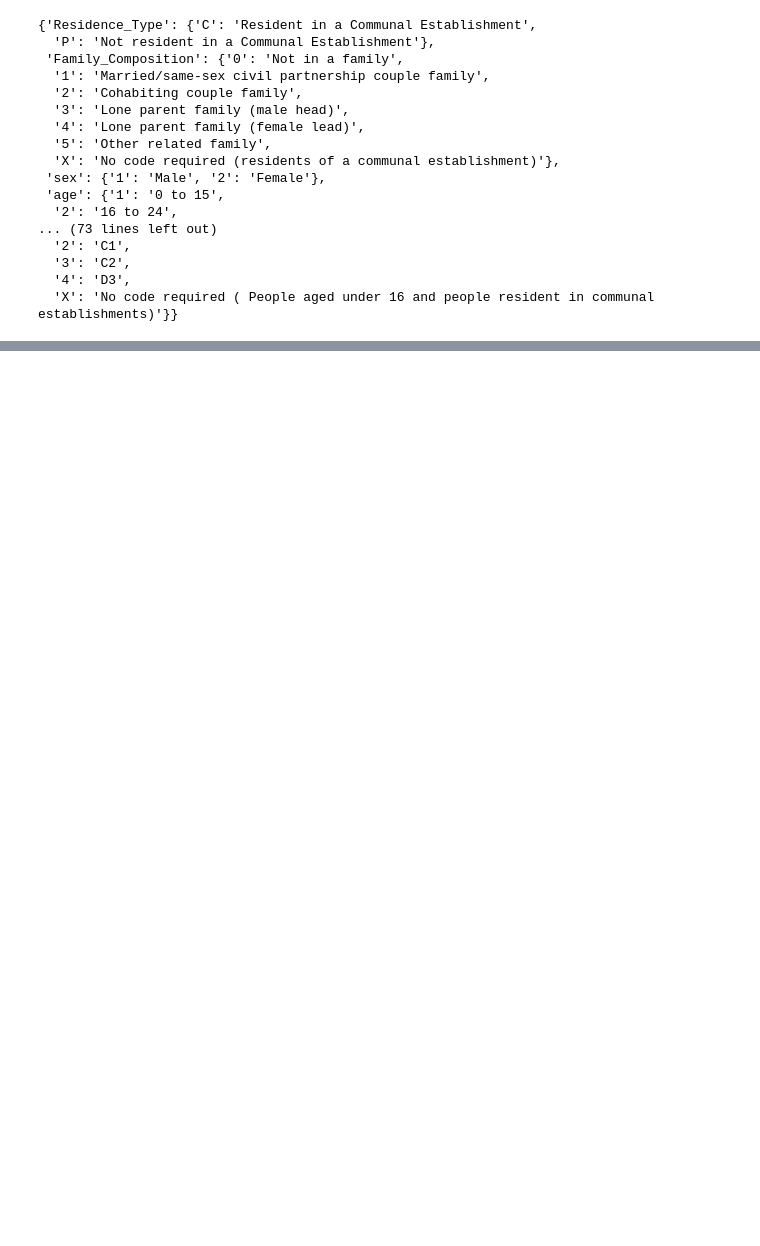
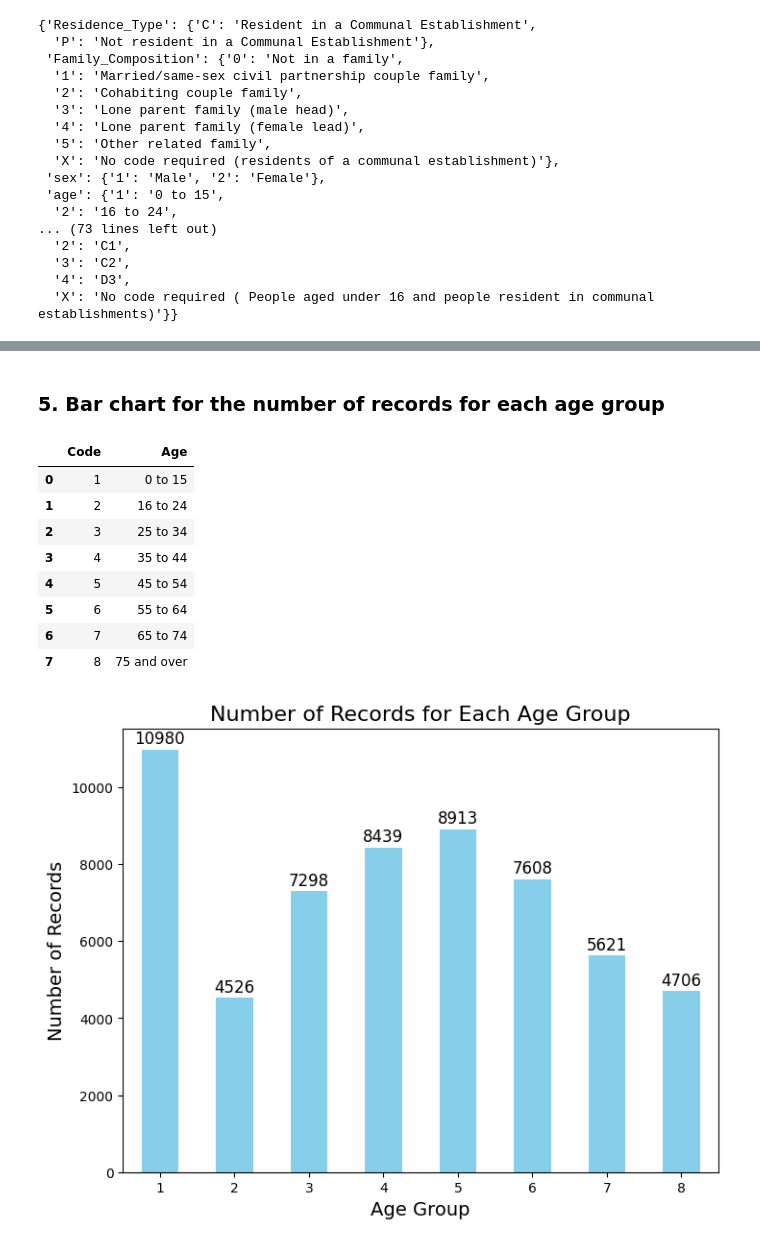
Before and after one commit to Miya696/5002, a Jupyter notebook: notebooks/census2011.ipynb, the cells around one changed output, grey strips where cells are left out. Cells and saved outputs as stored; diff of their text form; code cells hidden in the pictures; blank space fills up the shorter version.

```diff
--- a/notebooks/census2011.ipynb
+++ b/notebooks/census2011.ipynb
@@ -144,0 +68,2 @@ Cleaned data saved to ../data/output.csv
+# %%
+data = pd.read_csv("../data/output.csv")
@@ -144,0 +202,39 @@ Cleaned data saved to ../data/output.csv
+# %% [markdown]
+### 5. Bar chart for the number of records for each age group
+# %%
+# 计算每个年龄组的记录数
+age_counts = data['age'].value_counts().sort_index()  # 根据 'age' 列的值计算数量并排序
+
+# 创建一个条形图
+plt.figure(figsize=(8, 6))
+ax = age_counts.plot(kind='bar', color='skyblue')
+
+# 添加标题和标签
+plt.title('Number of Records for Each Age Group', fontsize=16)
+plt.xlabel('Age Group', fontsize=14)
+plt.ylabel('Number of Records', fontsize=14)
+
+# 在每个条形上添加数值标签
+for i, v in enumerate(age_counts):
+    ax.text(i, v + 50, str(v), ha='center', va='bottom', fontsize=12)
+
+# 显示编码和文本内容
+age_labels = labels.get('age', {})
+age_df = pd.DataFrame(list(age_labels.items()), columns=['Code', 'Age'])
+import IPython.display as display
+display.display(age_df)
+
+# 显示图表
+plt.xticks(rotation=0)  # 设置X轴标签为水平显示
+plt.show()
+# %% [output]
+|  | Code | Age |
+| 0 | 1 | 0 to 15 |
+| 1 | 2 | 16 to 24 |
+| 2 | 3 | 25 to 34 |
+| 3 | 4 | 35 to 44 |
+| 4 | 5 | 45 to 54 |
+| 5 | 6 | 55 to 64 |
+| 6 | 7 | 65 to 74 |
+| 7 | 8 | 75 and over |
+[figure, added]
```
Also changed, not shown: parts of 43 cells of this notebook, 14 other files.
